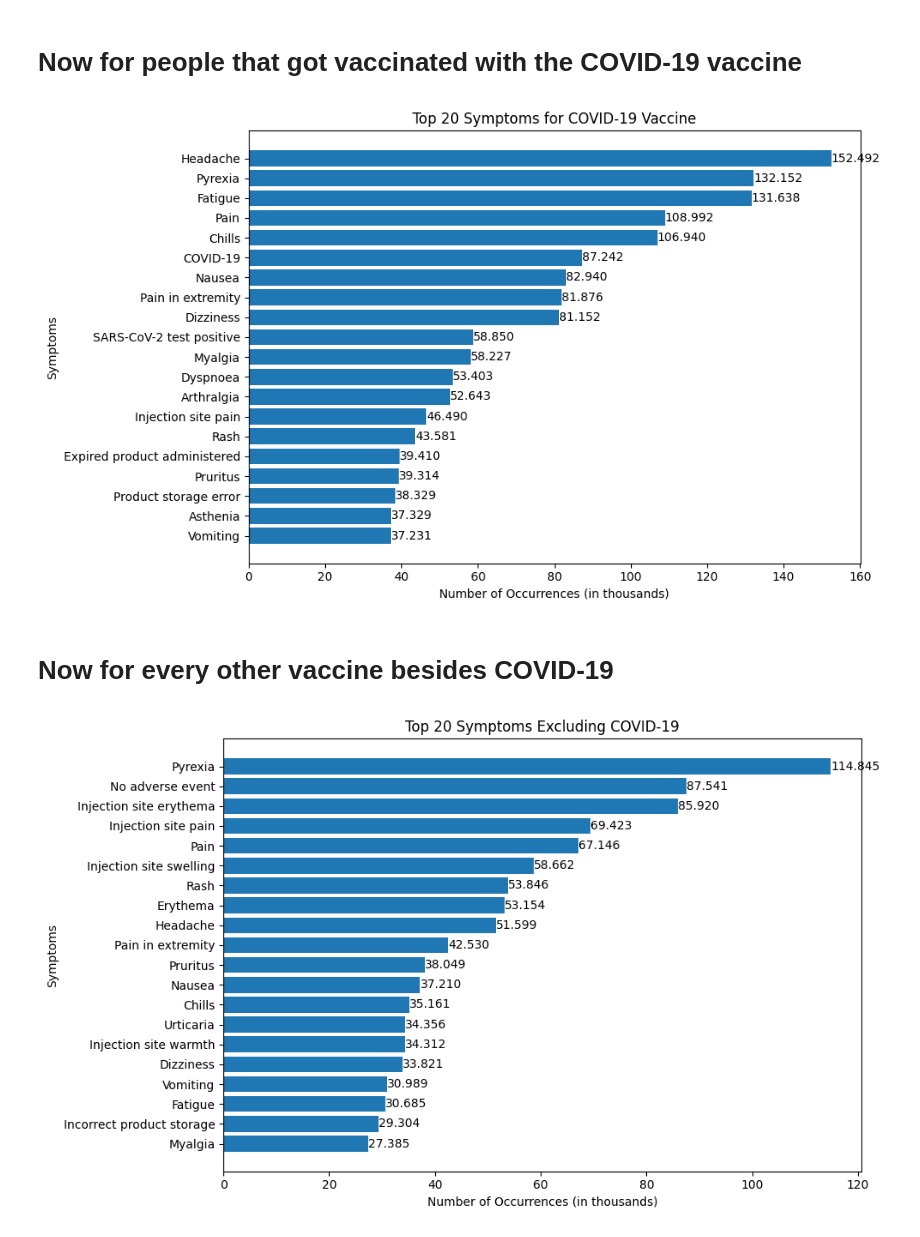
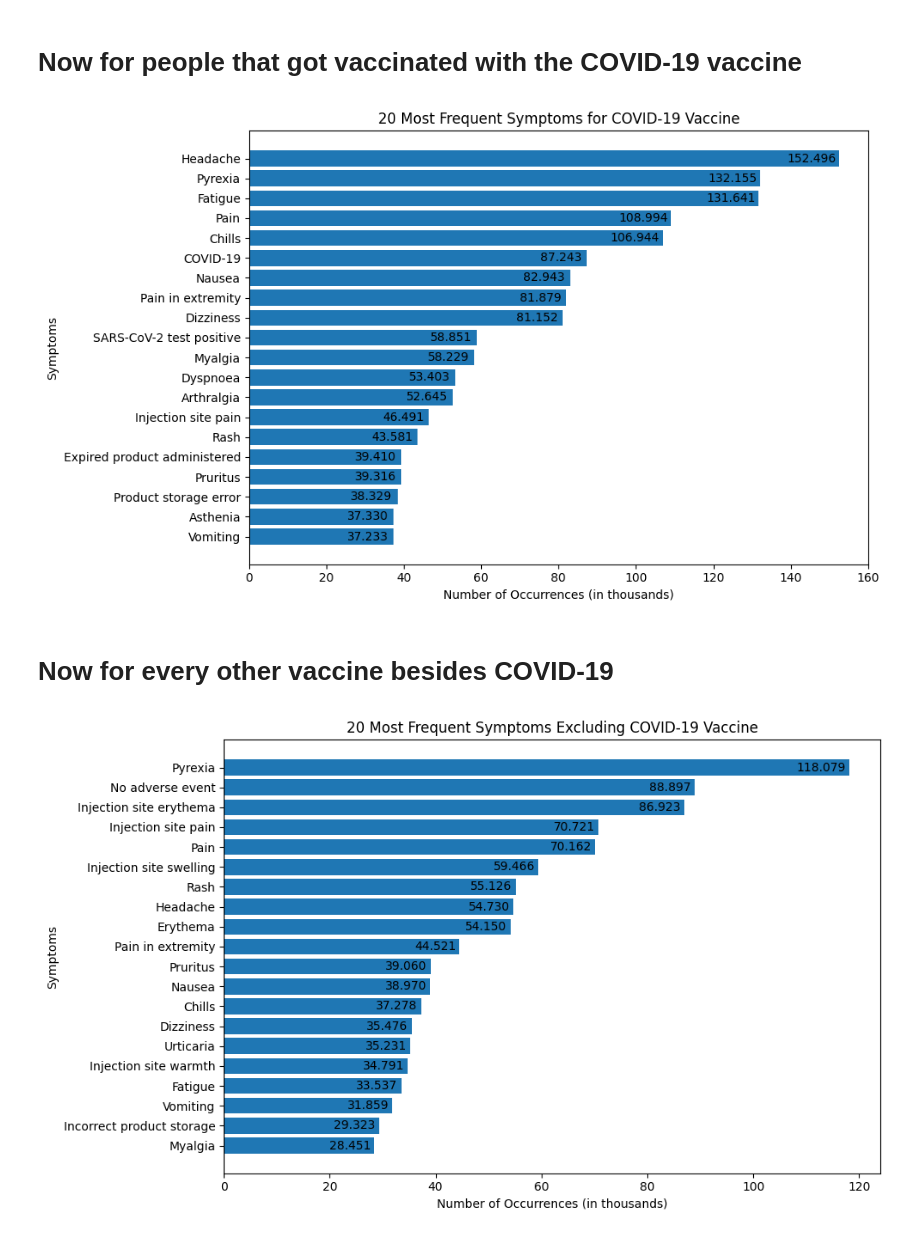
Before and after one commit to ZaNioxX/Masterarbeit, a Jupyter notebook: Data_Exploration/symptoms.ipynb, the cells around one changed output. Saved outputs shown, nothing was run; the diff lists cells and outputs as text; code cells hidden in the pictures.

Commit message:
updated and modified plots

```diff
--- a/Data_Exploration/symptoms.ipynb
+++ b/Data_Exploration/symptoms.ipynb
@@ -55,14 +55,19 @@ most_common_symptoms = all_symptoms.value_counts().head(20)
 plt.figure(figsize=(10, 6))
 bars = plt.barh(most_common_symptoms.index, most_common_symptoms.values)
 
-plt.title('Top 20 Most Common Symptoms in VAERS Data (1990-2023)')
+plt.title('20 Most Frequent Symptoms in VAERS Data (1990-2023)')
 plt.xlabel('Number of Occurrences (in thousands)')
 plt.ylabel('Symptoms')
 
 # Adding the text inside the bars
 for bar in bars:
     label = f'{bar.get_width():,.0f}'.replace(',', '.')  # Format the number with a dot as a thousands separator
-    plt.text(bar.get_width(), bar.get_y() + bar.get_height()/2,
+    if bar.get_width() > 100:
+        offset = -20500
+    else:
+        offset = -18500
+    x_position = bar.get_width() + offset  # Adjust the x-position for label placement
+    plt.text(x_position, bar.get_y() + bar.get_height() / 2,
              label,
              va='center', ha='left', color='black')
 
@@ -159,32 +101,35 @@ base_path = "/Users/sep/Documents/HAW/Masterarbeit/Daten.nosync/"
 
 all_covid_symptoms = pd.DataFrame()
 
-for year in range(2020, 2024):
+for year in range(2020, 2024):  # Adjust the years as per your data availability
     vax_file_path = f"{base_path}{year}VAERSVAX.csv"
     symptoms_file_path = f"{base_path}{year}VAERSSYMPTOMS.csv"
 
     # Load vaccine data
     vax_df = pd.read_csv(vax_file_path, encoding='ISO-8859-1')
-    vax_df = vax_df.drop_duplicates(subset=['VAERS_ID'])
 
-    # Filter for any VAX_TYPE that contains "COVID"
-    covid_vax_ids = vax_df[vax_df['VAX_TYPE'].str.contains("COVID", na=False)]['VAERS_ID']
+    # Exclude any VAX_TYPE that contains "COVID" or is "UNK"
+    covid_vax_ids = vax_df[vax_df['VAX_TYPE'].str.contains("COVID")]['VAERS_ID']
+    #drop duplicate ids
+    covid_vax_ids = covid_vax_ids.drop_duplicates()
 
-    # Load symptoms data and filter based on COVID vaccine IDs
+    # Load symptoms data and filter based on non-COVID-19 and non-unknown vaccine IDs
     symptoms_df = pd.read_csv(symptoms_file_path, encoding='ISO-8859-1')
     covid_symptoms_df = symptoms_df[symptoms_df['VAERS_ID'].isin(covid_vax_ids)]
 
     # Combine all symptom columns
-    covid_all_symptoms = pd.concat([covid_symptoms_df['SYMPTOM1'], covid_symptoms_df['SYMPTOM2'],
-                                    covid_symptoms_df['SYMPTOM3'], covid_symptoms_df['SYMPTOM4'],
-                                    covid_symptoms_df['SYMPTOM5']])
+    covid_all_symptoms = pd.concat([
+        covid_symptoms_df['SYMPTOM1'], covid_symptoms_df['SYMPTOM2'],
+        covid_symptoms_df['SYMPTOM3'], covid_symptoms_df['SYMPTOM4'],
+        covid_symptoms_df['SYMPTOM5']
+    ])
     all_covid_symptoms = pd.concat([all_covid_symptoms, covid_all_symptoms])
 
 # Counting the occurrences of each symptom
-most_common_covid_symptoms = all_covid_symptoms.value_counts().head(20)
+most_common_non_covid_and_unknown_symptoms = all_covid_symptoms.value_counts().head(20)
 
 # Convert the Series to a DataFrame
-df = most_common_covid_symptoms.reset_index()
+df = most_common_non_covid_and_unknown_symptoms.reset_index()
 df.columns = ['Symptom', 'Count']
 
 # Sorting the DataFrame
@@ -197,12 +142,17 @@ bars = plt.barh(df['Symptom'], df['Count'] / 1000)  # Divide the count by 1000 t
 # Adding labels and title
 plt.xlabel('Number of Occurrences (in thousands)')
 plt.ylabel('Symptoms')
-plt.title('Top 20 Symptoms for COVID-19 Vaccine')
+plt.title('20 Most Frequent Symptoms for COVID-19 Vaccine')
 
 # Adding the text inside the bars with thousands separator
 for bar in bars:
     label = f'{bar.get_width():,.3f}'.replace(',', '.')  # Format the number with a dot as a thousands separator
-    plt.text(bar.get_width(), bar.get_y() + bar.get_height()/2,
+    if bar.get_width() > 100:
+        offset = -13.5
+    else:
+        offset = -12
+    x_position = bar.get_width() + offset  # Adjust the x-position for label placement
+    plt.text(x_position, bar.get_y() + bar.get_height() / 2,
              label,
              va='center', ha='left', color='black')
 
@@ -210,4 +160,4 @@ plt.tight_layout()
 plt.savefig('/Users/sep/PycharmProjects/Masterarbeit/Plots/Data_Exploration/Symptoms/Top20Symptoms_COVID.png')
 plt.show()
 # %% [output]
-[figure, old version]
+[figure, new version]
@@ -228,15 +180,20 @@ for year in range(1990, 2024):  # Adjust the years as per your data availability
 
     # Load vaccine data
     vax_df = pd.read_csv(vax_file_path, encoding='ISO-8859-1')
-    vax_df = vax_df.drop_duplicates(subset=['VAERS_ID'])
 
     # Exclude any VAX_TYPE that contains "COVID" or is "UNK"
-    non_covid_or_unknown_vax_ids = vax_df[~vax_df['VAX_TYPE'].str.contains("COVID", na=False) &
-                                          (vax_df['VAX_TYPE'] != "UNK")]['VAERS_ID']
+    non_covid_or_unknown_vax_ids = vax_df[~vax_df['VAX_TYPE'].str.contains("COVID")]['VAERS_ID']
+    #drop duplicate ids
 
     # Load symptoms data and filter based on non-COVID-19 and non-unknown vaccine IDs
     symptoms_df = pd.read_csv(symptoms_file_path, encoding='ISO-8859-1')
     non_covid_or_unknown_symptoms_df = symptoms_df[symptoms_df['VAERS_ID'].isin(non_covid_or_unknown_vax_ids)]
+
+    unique_combinations_non_covid = set(zip(covid_symptoms_df['VAERS_ID'], covid_symptoms_df['SYMPTOM1'], covid_symptoms_df['SYMPTOM2'], covid_symptoms_df['SYMPTOM3'], covid_symptoms_df['SYMPTOM4'], covid_symptoms_df['SYMPTOM5']))
+
+    non_covid_or_unknown_symptoms_df = non_covid_or_unknown_symptoms_df[~non_covid_or_unknown_symptoms_df[['VAERS_ID', 'SYMPTOM1', 'SYMPTOM2', 'SYMPTOM3', 'SYMPTOM4', 'SYMPTOM5' ]].apply(tuple, axis=1).isin(unique_combinations_non_covid)]
+
+
 
     # Combine all symptom columns
     non_covid_or_unknown_all_symptoms = pd.concat([
@@ -247,33 +204,38 @@ for year in range(1990, 2024):  # Adjust the years as per your data availability
     all_non_covid_and_unknown_symptoms = pd.concat([all_non_covid_and_unknown_symptoms, non_covid_or_unknown_all_symptoms])
 
 # Counting the occurrences of each symptom
 most_common_non_covid_and_unknown_symptoms = all_non_covid_and_unknown_symptoms.value_counts().head(20)
 
 # Convert the Series to a DataFrame
 df = most_common_non_covid_and_unknown_symptoms.reset_index()
 df.columns = ['Symptom', 'Count']
 
 # Sorting the DataFrame
 df = df.sort_values(by='Count', ascending=True)
 
 # Plotting
 plt.figure(figsize=(10, 6))
 bars = plt.barh(df['Symptom'], df['Count'] / 1000)  # Divide the count by 1000 to convert to thousands
 
 # Adding labels and title
 plt.xlabel('Number of Occurrences (in thousands)')
 plt.ylabel('Symptoms')
-plt.title('Top 20 Symptoms Excluding COVID-19')
+plt.title('20 Most Frequent Symptoms Excluding COVID-19 Vaccine')
 
 # Adding the text inside the bars with thousands separator
 for bar in bars:
     label = f'{bar.get_width():,.3f}'.replace(',', '.')  # Format the number with a dot as a thousands separator
-    plt.text(bar.get_width(), bar.get_y() + bar.get_height()/2,
+    if bar.get_width() > 100:
+        offset = -10
+    else:
+        offset = -8.5
+    x_position = bar.get_width() + offset  # Adjust the x-position for label placement
+    plt.text(x_position, bar.get_y() + bar.get_height() / 2,
              label,
              va='center', ha='left', color='black')
 
 plt.tight_layout()
 plt.savefig('/Users/sep/PycharmProjects/Masterarbeit/Plots/Data_Exploration/Symptoms/Top20Symptoms_ExcludingCOVID.png')
 plt.show()
 # %% [output]
-[figure, old version]
+[figure, new version]
```
Also changed, not shown: parts of 5 cells of this notebook, 31 other files.
